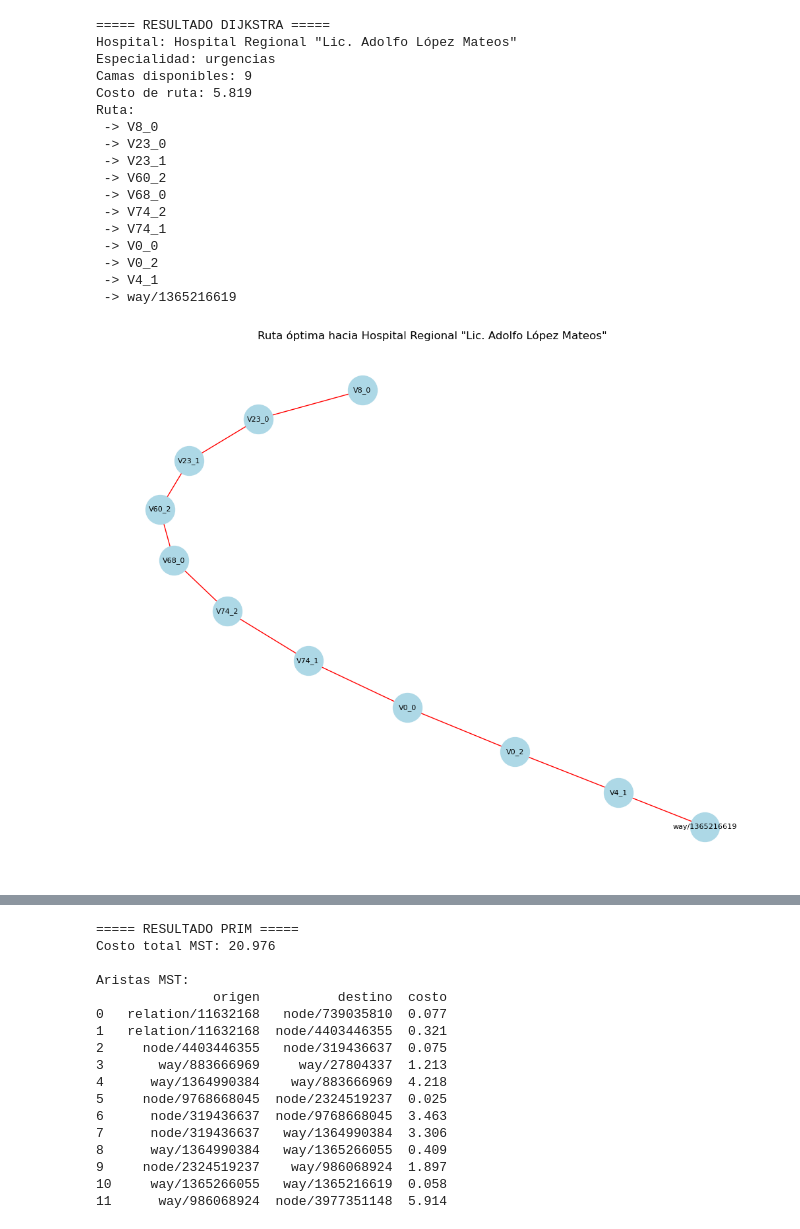
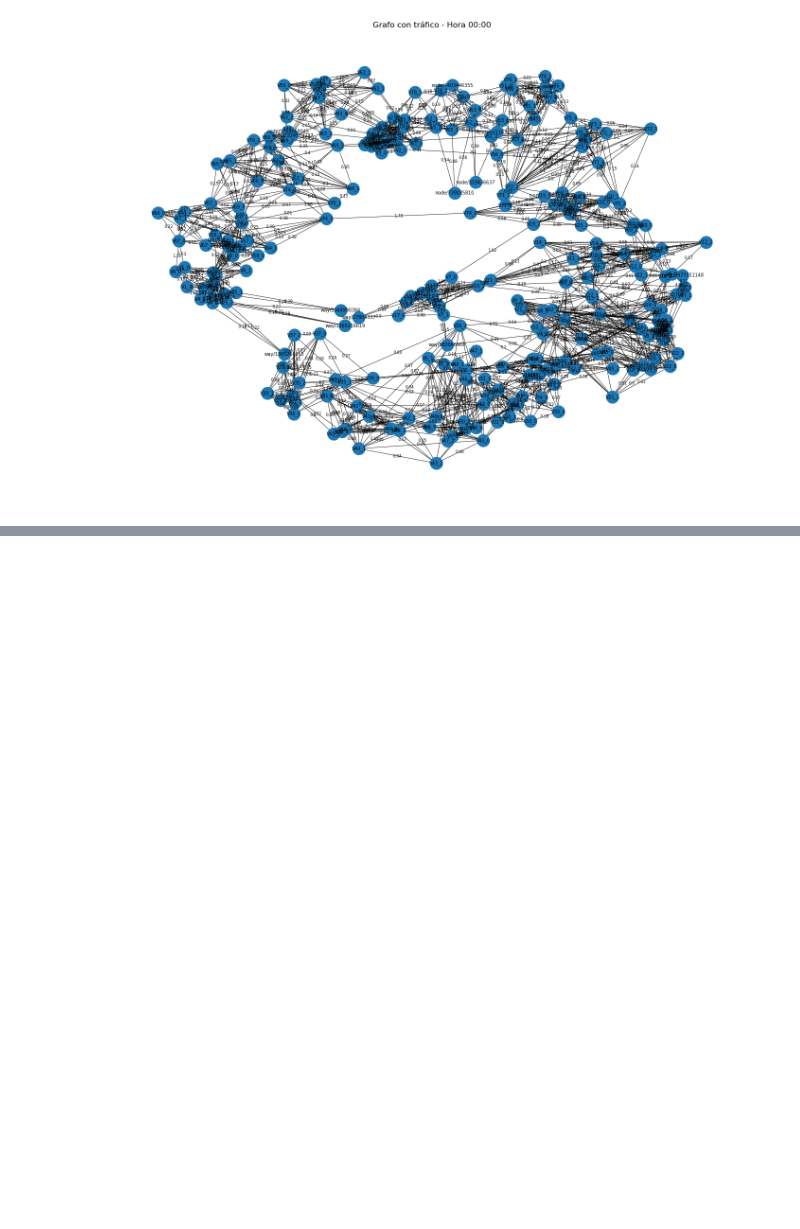
Before and after one commit to Domdimad0m/EmergencyRoutes_proyect, a Jupyter notebook: main.ipynb, the cells around one changed output, grey strips where cells are left out. Cells and saved outputs as stored; diff of their text form; code cells hidden in the pictures; blank space fills up the shorter version.

Commit message:
Añadí lo del trafico, puse max heap para prioridades de atención

```diff
--- a/main.ipynb
+++ b/main.ipynb
@@ -28,8 +29,20 @@ hospitales = datos["hospitales"]
 capacidades = datos["capacidades"]
 emergencias = datos["emergencias"]
 # %%
-#Construcción de rutas y grafos
+# CONSTRUCCIÓN DE GRAFOS
 
-rutas_completas = ejecutar_conexiones()
-grafo = construir_grafo_desde_rutas(rutas_completas)
-visualizar_grafo_rutas_hospitalarias(grafo)
+rutas_completas = ejecutar_conexiones(
+    k_viales=50,
+)
+grafo = construir_grafo_desde_rutas(
+    rutas_completas
+)
+
+# Grafo visual más ligero
+rutas_visual = ejecutar_conexiones(
+    k_viales=8,
+)
+
+grafo_visual = construir_grafo_desde_rutas(
+    rutas_visual
+)
@@ -98,26 +239,16 @@ visualizar_mst_geografico(
 # %%
-#imprimir resultados y visualizar grafos:
+# visualización del trafico por hora
 
-imprimir_resultado_dijkstra(resultado_dijkstra)
-visualizar_ruta_dijkstra(resultado_dijkstra)
-visualizar_hospitales_cercanos(hospitales_cercanos,emergencia,)
-imprimir_resultado_prim(resultado_prim)
+visualizar_grafo_trafico_por_hora(
+    grafo_visual,
+    hora=0,
+    mostrar_pesos=True,
+)
+
+visualizar_grafo_trafico_por_hora(
+    grafo_visual,
+    hora=17,
+    mostrar_pesos=True,
+)
 # %% [output]
-===== RESULTADO DIJKSTRA =====
-Hospital: Hospital Regional "Lic. Adolfo López Mateos"
-Especialidad: urgencias
-Camas disponibles: 9
-Costo de ruta: 5.819
-Ruta:
- -> V8_0
- -> V23_0
- -> V23_1
- -> V60_2
- -> V68_0
- -> V74_2
- -> V74_1
- -> V0_0
- -> V0_2
- -> V4_1
- -> way/1365216619
-[figure, old version]
+[figure, new version]
@@ -125,17 +255,0 @@ Ruta:
-===== RESULTADO PRIM =====
-Costo total MST: 20.976
-
-Aristas MST:
-               origen          destino  costo
-0   relation/11632168   node/739035810  0.077
-1   relation/11632168  node/4403446355  0.321
-2     node/4403446355   node/319436637  0.075
-3       way/883666969     way/27804337  1.213
-4      way/1364990384    way/883666969  4.218
-5     node/9768668045  node/2324519237  0.025
-6      node/319436637  node/9768668045  3.463
-7      node/319436637   way/1364990384  3.306
-8      way/1364990384   way/1365266055  0.409
-9     node/2324519237    way/986068924  1.897
-10     way/1365266055   way/1365216619  0.058
-11      way/986068924  node/3977351148  5.914
```
Also changed, not shown: parts of 10 cells of this notebook, 15 other files.
